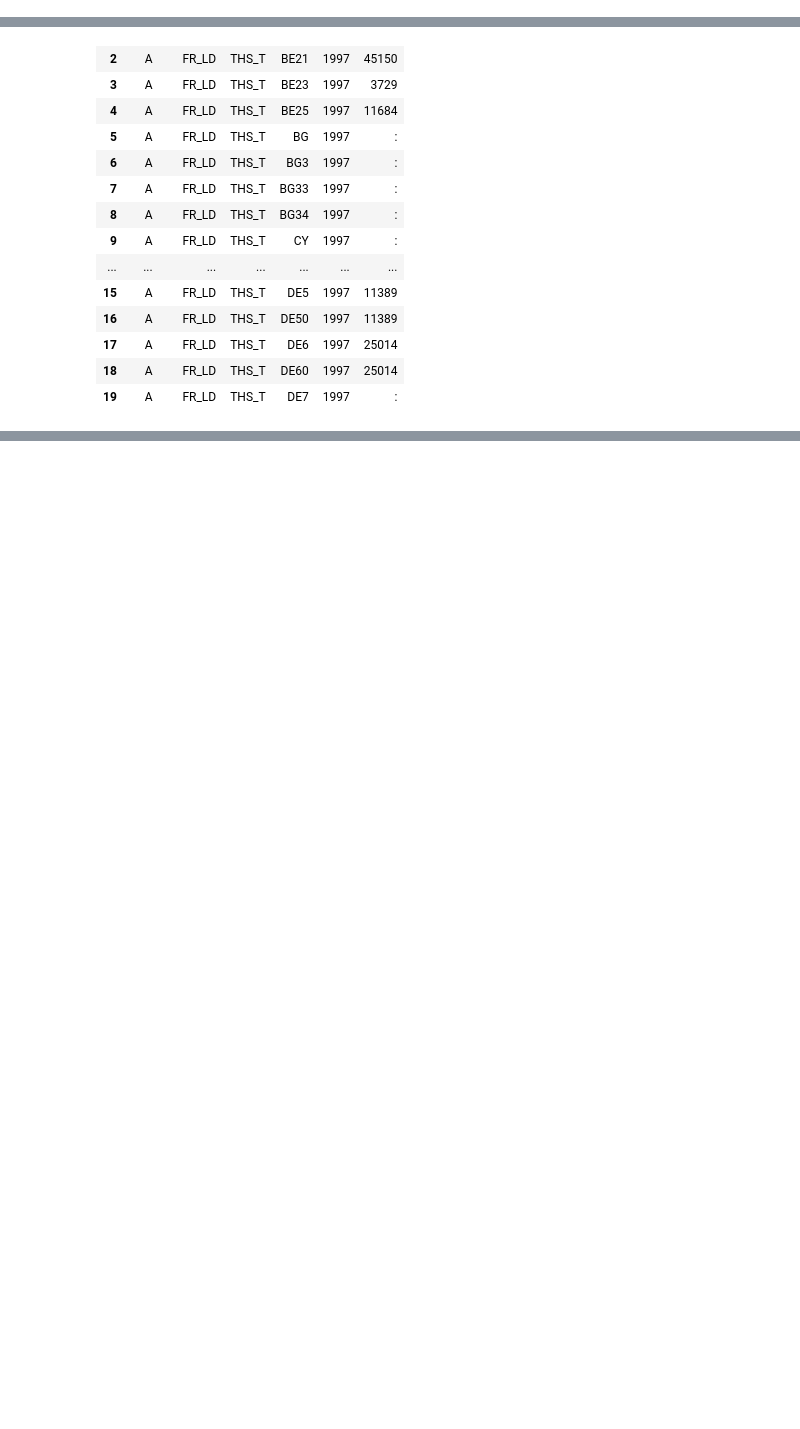
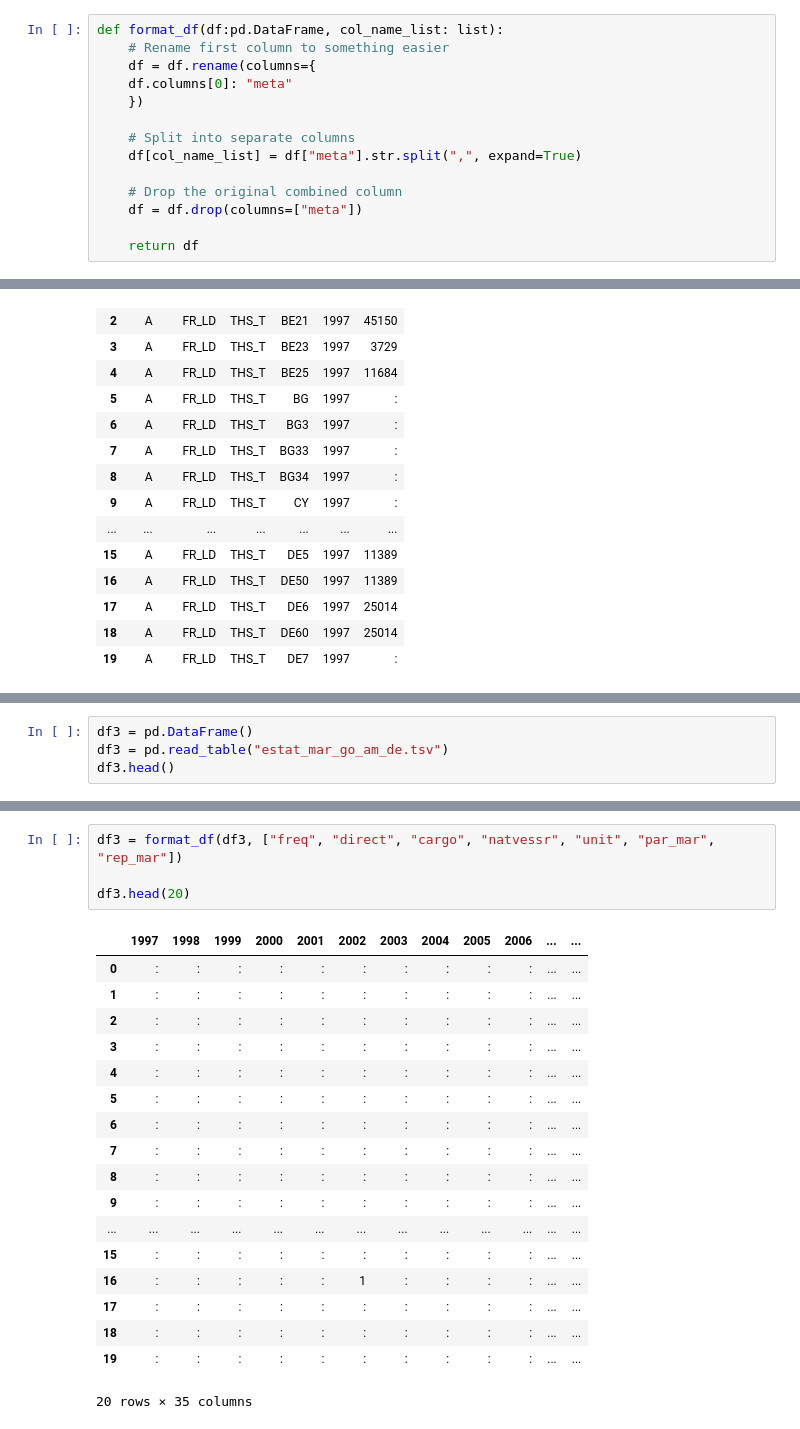
Before and after one commit to qflewy/Data-Science-Projekt, a Jupyter notebook: table_test.ipynb, the cells around one changed output, grey strips where cells are left out. Cells and saved outputs as stored; diff of their text form; blank space fills up the shorter version.

```diff
--- a/table_test.ipynb
+++ b/table_test.ipynb
@@ -1,6 +1,20 @@
 # %%
 import pandas as pd
 import matplotlib.pyplot as plt
+# %%
+def format_df(df:pd.DataFrame, col_name_list: list):
+    # Rename first column to something easier
+    df = df.rename(columns={
+    df.columns[0]: "meta"
+    })
+
+    # Split into separate columns
+    df[col_name_list] = df["meta"].str.split(",", expand=True)
+
+    # Drop the original combined column
+    df = df.drop(columns=["meta"])
+
+    return df
 # %%
 df = pd.DataFrame()
 df = pd.read_table("estat_tran_r_mago_nm.tsv")
@@ -53,0 +91,4 @@ df_long.head(20)
+# %%
+df3 = pd.DataFrame()
+df3 = pd.read_table("estat_mar_go_am_de.tsv")
+df3.head()
@@ -53,0 +103,23 @@ df_long.head(20)
+# %%
+df3 = format_df(df3, ["freq", "direct", "cargo", "natvessr", "unit", "par_mar", "rep_mar"])
+
+df3.head(20)
+# %% [output]
+|  | 1997 | 1998 | 1999 | 2000 | 2001 | 2002 | 2003 | 2004 | 2005 | 2006 | ... | ... |
+| 0 | : | : | : | : | : | : | : | : | : | : | ... | ... |
+| 1 | : | : | : | : | : | : | : | : | : | : | ... | ... |
+| 2 | : | : | : | : | : | : | : | : | : | : | ... | ... |
+| 3 | : | : | : | : | : | : | : | : | : | : | ... | ... |
+| 4 | : | : | : | : | : | : | : | : | : | : | ... | ... |
+| 5 | : | : | : | : | : | : | : | : | : | : | ... | ... |
+| 6 | : | : | : | : | : | : | : | : | : | : | ... | ... |
+| 7 | : | : | : | : | : | : | : | : | : | : | ... | ... |
+| 8 | : | : | : | : | : | : | : | : | : | : | ... | ... |
+| 9 | : | : | : | : | : | : | : | : | : | : | ... | ... |
+| ... | ... | ... | ... | ... | ... | ... | ... | ... | ... | ... | ... | ... |
+| 15 | : | : | : | : | : | : | : | : | : | : | ... | ... |
+| 16 | : | : | : | : | : | 1 | : | : | : | : | ... | ... |
+| 17 | : | : | : | : | : | : | : | : | : | : | ... | ... |
+| 18 | : | : | : | : | : | : | : | : | : | : | ... | ... |
+| 19 | : | : | : | : | : | : | : | : | : | : | ... | ... |
+20 rows × 35 columns
```
Also changed, not shown: parts of 4 cells of this notebook, 2 other files.
